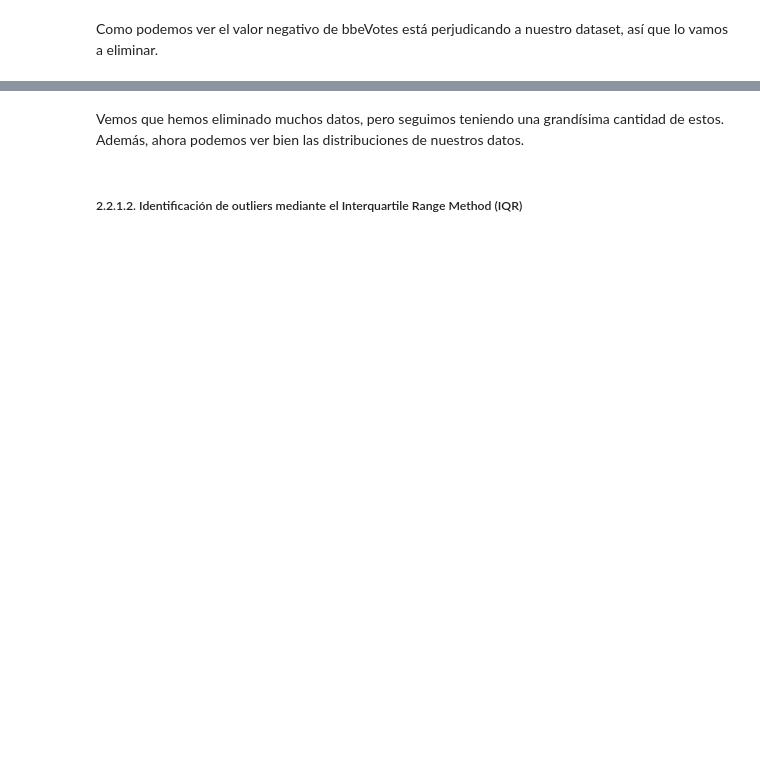
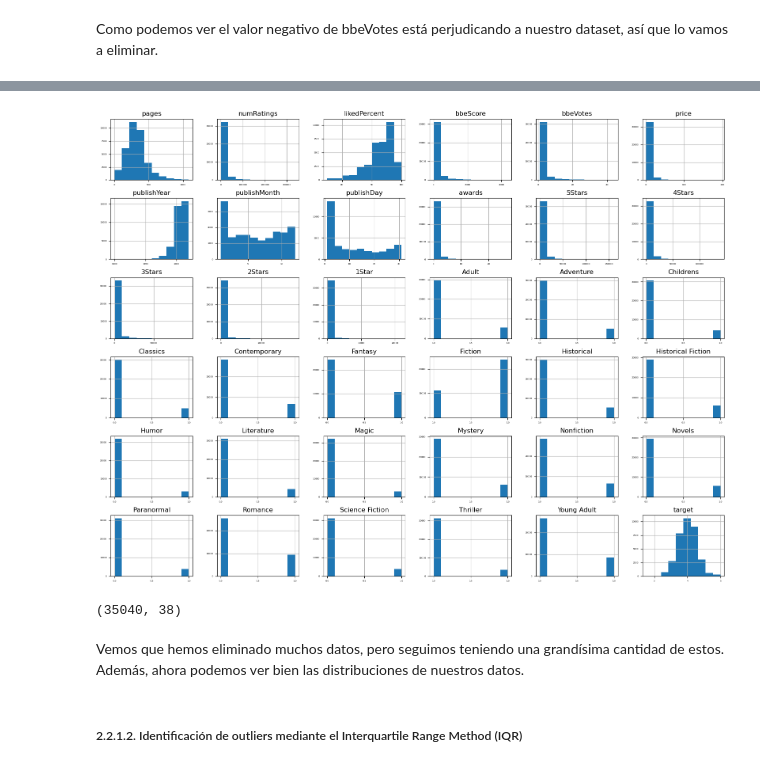
Before and after one commit to igmarco/PreparacionDeDatos_Trabajos, a Jupyter notebook: PD_Trabajo2Opcional/AscorbeMarco_PD_Trabajo2Opcional.ipynb, the cells around one changed output, grey strips where cells are left out. Drawn from its saved outputs; the diff is of its cells as text; code cells hidden in the pictures; blank space fills up the shorter version.

```diff
--- a/PD_Trabajo2Opcional/AscorbeMarco_PD_Trabajo2Opcional.ipynb
+++ b/PD_Trabajo2Opcional/AscorbeMarco_PD_Trabajo2Opcional.ipynb
@@ -872,5 +958,5 @@ df_SDM_v2.describe()
 # %% [markdown]
 Como podemos ver el valor negativo de bbeVotes está perjudicando a nuestro dataset, así que lo vamos a eliminar.
 # %%
-df_SDM_v2 = df_SDM_v2[(df_SDM_v2['bbeVotes'] > 0)]
-df_SDM_v2.describe()
+df_SDM = df_SDM[(df_SDM['bbeVotes'] > 0)]
+df_SDM.describe()
@@ -877,6 +974,10 @@ df_SDM_v2.describe()
 # %%
-fig = df_SDM_v2.hist(figsize=[20,15], xlabelsize=4, ylabelsize=4)
+fig = df_SDM.hist(figsize=[20,15], xlabelsize=4, ylabelsize=4)
 
 plt.show()
+# %% [output]
+[figure, added]
 # %%
-df_SDM_v2.shape
+df_SDM.shape
+# %% [output]
+(35040, 38)
```
Also changed, not shown: parts of 47 cells of this notebook.
